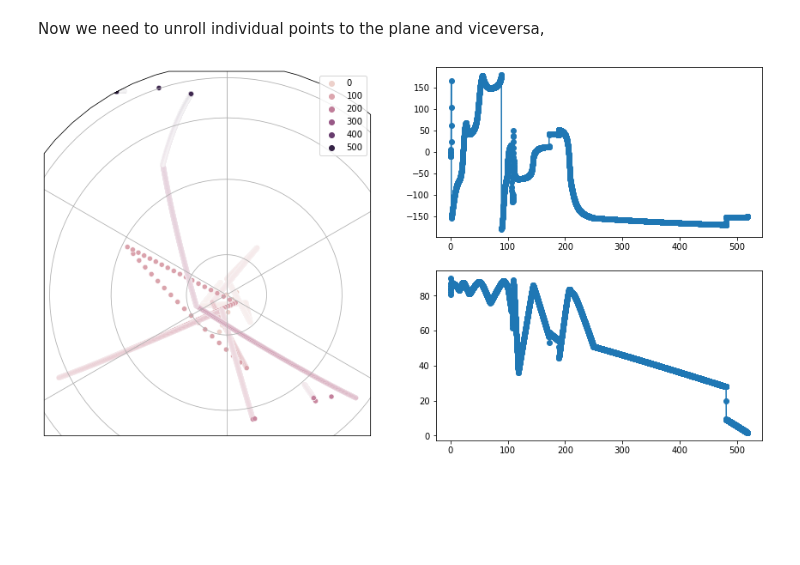
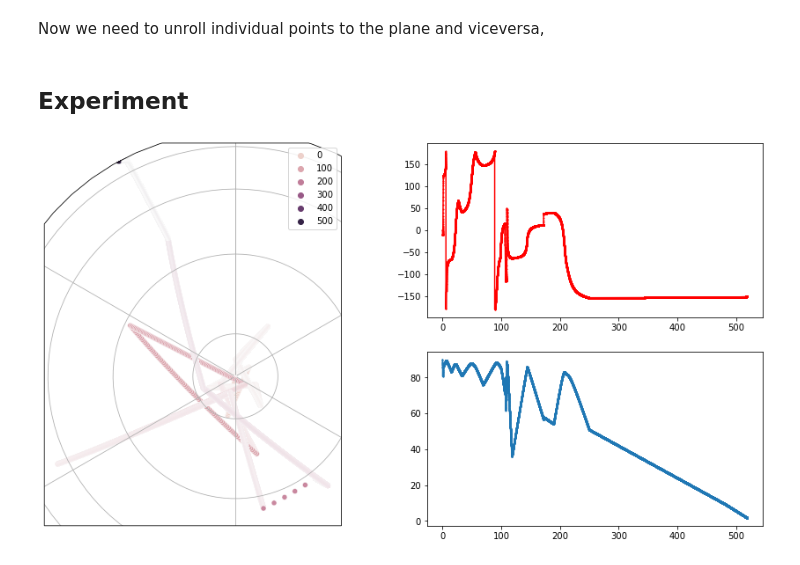
Before and after one commit to PolarWandering/PaleoStats, a Jupyter notebook: Spherical_Splines.ipynb, the cells around one changed output. Drawn from its saved outputs; the diff is of its cells as text; code cells hidden in the pictures; blank space fills up the shorter version.

```diff
--- a/Spherical_Splines.ipynb
+++ b/Spherical_Splines.ipynb
@@ -134,14 +146,16 @@ class S2Curve:
         - order: order correspondint to the evaluation of the derivative. If equals to 0 this is just the evaluation of the function.
 
         """
+        assert (np.min(self.time_values) <= t) & (t <= np.max(self.time_values)), 'Age value is not inside the evaluation window.'
+        # this is a comment
+        idx_inf = np.max(np.where(self.time_values - t <= 0.0))
+        idx_sup = np.min(np.where(self.time_values - t >= 0.0))
 
-        assert (np.min(self.time_values) <= t) & (t <= np.max(self.time_values)), 'Age value is not inside the evaluation window.'
-
-        idx_inf = np.max(np.where(self.time_values - t <= 0.0))
-        idx_sup = np.min(np.where(self.time_values - t > 0.0))
-        if idx_inf == idx_sup:
+        if idx_inf == idx_sup and order == 0:
+            #print('Evaluating self node.')
             return self.knot_values[idx_inf, :]
-            print('Evaluating self node.')
+        elif idx_inf == idx_sup and order > 0:
+            idx_sup += 1
         assert idx_inf + 1 == idx_sup
 
         time_inf = self.time_values[idx_inf]
@@ -174,5 +188,5 @@ class S2Curve:
                         hue = self.time_values,
                         transform = ccrs.PlateCarree())
 
-        ax2.plot(self.time_values,  knot_values_sph[:,0], 'o-')
-        ax3.plot(self.time_values,  knot_values_sph[:,1], 'o-')
+        ax2.plot(self.time_values,  knot_values_sph[:,0], 'o-', ms=1, c='red')
+        ax3.plot(self.time_values,  knot_values_sph[:,1], 'o-', ms=1)
@@ -382,19 +418,24 @@ def unroll_points(curve, point_times, D):
 
     return D_star
-# %%
-# We first define a curve with the values we have in the dataset
-curve_original = S2Curve(time_values=df.Time.values,
-                         knot_values=df[['x', 'y', 'z']].values)
-
-# and then we use it to construct a more finer curve
-#time_steps = np.unique(np.sort(np.concatenate([np.arange(0, df.Time.max(), params.delta), df.Time.values])))
-time_steps = np.arange(0.0, df.Time.max()-1, params.delta)
-knot_steps = np.array([curve_original.evaluate(t,0) for t in time_steps])
-
-curve = S2Curve(time_values=time_steps,
-                knot_values=knot_steps)
-
-curve.plot()
-# %% [output]
-[figure, removed]
+# %% [markdown]
+## Experiment
+# %%
+# We first define a curve with the values we have in the dataset
+curve_original = S2Curve(time_values=df.Time.values,
+                         knot_values=df[['x', 'y', 'z']].values)
+
+#curve_original = S2Curve(time_values=df.Time[[0, df.shape[0]-1]].values,
+#                         knot_values=df.iloc[[0, df.shape[0]-1]][['x', 'y', 'z']].values)
+
+# and then we use it to construct a more finer curve
+#time_steps = np.unique(np.sort(np.concatenate([np.arange(0, df.Time.max(), params.delta), df.Time.values])))
+time_steps = np.arange(df.Time.min(), df.Time.max()-1, 0.02)
+knot_steps = np.array([curve_original.evaluate(t,0) for t in time_steps])
+
+curve = S2Curve(time_values=time_steps,
+                knot_values=knot_steps)
+
+curve.plot()
+# %% [output]
+[figure, added]
 # %%
```
Also changed, not shown: parts of 38 cells of this notebook.
